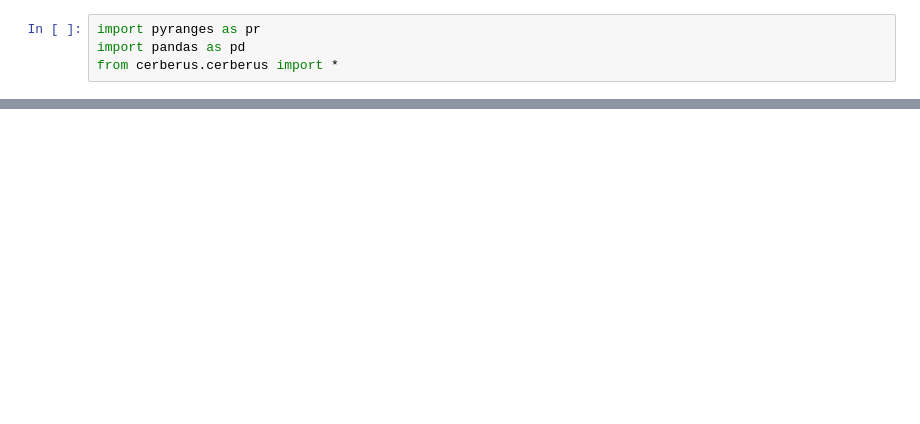
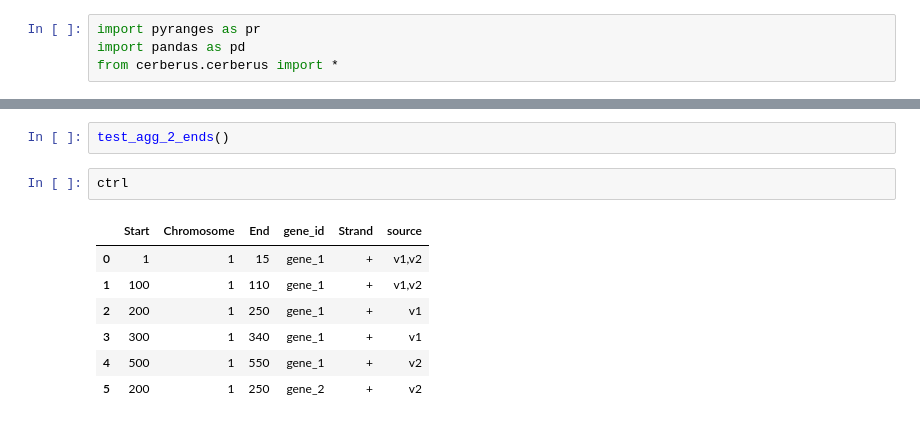
Before and after one commit to mortazavilab/cerberus, a Jupyter notebook: 220412_dev.ipynb, the cells around one changed output, grey strips where cells are left out. Saved outputs shown, nothing was run; the diff lists cells and outputs as text; blank space fills up the shorter version.

```diff
--- a/220412_dev.ipynb
+++ b/220412_dev.ipynb
@@ -64,0 +245,12 @@ Index(['Chromosome', 'Strand', 'Coordinates', 'Name', 'gene_id', 'ic'], dtype='o
+# %%
+test_agg_2_ends()
+# %%
+ctrl
+# %% [output]
+|  | Start | Chromosome | End | gene_id | Strand | source |
+| 0 | 1 | 1 | 15 | gene_1 | + | v1,v2 |
+| 1 | 100 | 1 | 110 | gene_1 | + | v1,v2 |
+| 2 | 200 | 1 | 250 | gene_1 | + | v1 |
+| 3 | 300 | 1 | 340 | gene_1 | + | v1 |
+| 4 | 500 | 1 | 550 | gene_1 | + | v2 |
+| 5 | 200 | 1 | 250 | gene_2 | + | v2 |
```
Also changed, not shown: parts of 28 cells of this notebook, 5 other files.
